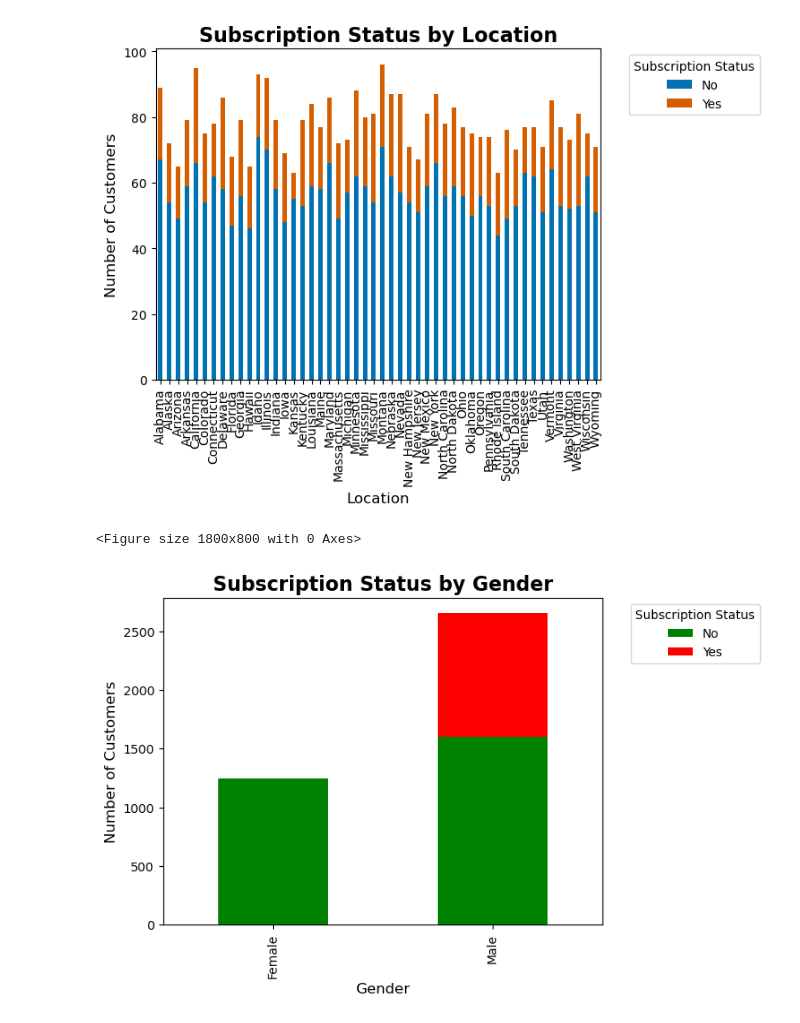
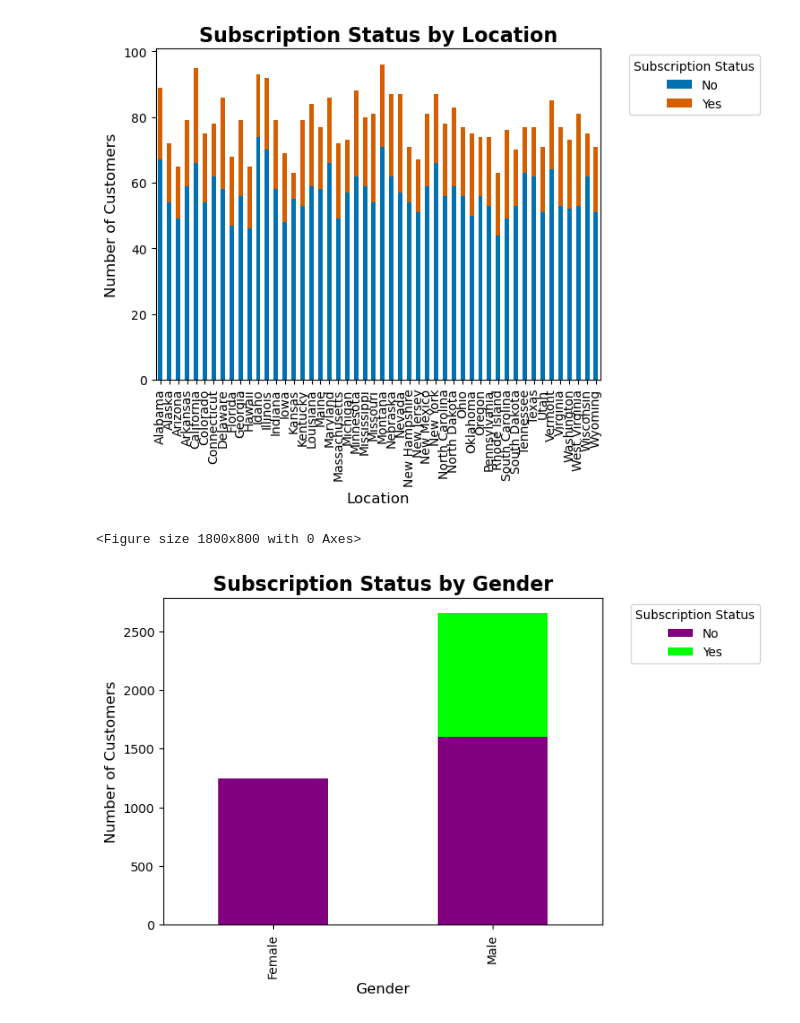
Before and after one commit to andreaholstein/Data-Science-Capstone, a Jupyter notebook: src/project/EDA.ipynb, the cells around one changed output. Saved outputs shown, nothing was run; the diff lists cells and outputs as text; code cells hidden in the pictures.

```diff
--- a/src/project/EDA.ipynb
+++ b/src/project/EDA.ipynb
@@ -92,16 +92,16 @@ plt.show()
 # %%
 # Plotting subscription status by gender
 location_subscription = pd.crosstab(df['Gender'], df['Subscription Status'])
 plt.figure(figsize=(18, 8))
-ax = location_subscription.plot(kind='bar', stacked=True, color=['green', 'red'])
+ax = location_subscription.plot(kind='bar', stacked=True, color=['purple', 'lime'])
 plt.title('Subscription Status by Gender', fontsize=16, fontweight='bold')
 plt.xlabel('Gender', fontsize=12)
 plt.ylabel('Number of Customers', fontsize=12)
 plt.legend(title='Subscription Status', bbox_to_anchor=(1.05, 1), loc='upper left')
 plt.show()
 # %% [output]
 <Figure size 1800x800 with 0 Axes>
-[figure, old version]
+[figure, new version]
 # %%
 # Plotting the top 10 most popular colors
 top_color = df.groupby('Color')['Purchase Amount (USD)'].mean().sort_values(ascending = True)
```
Also changed, not shown: parts of 1 cell of this notebook.
